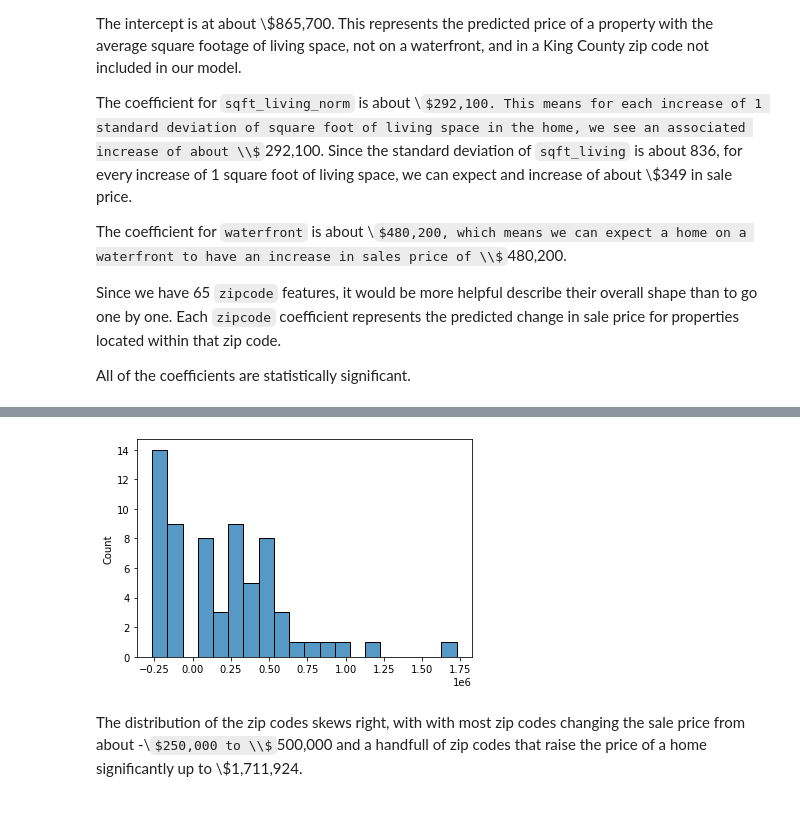
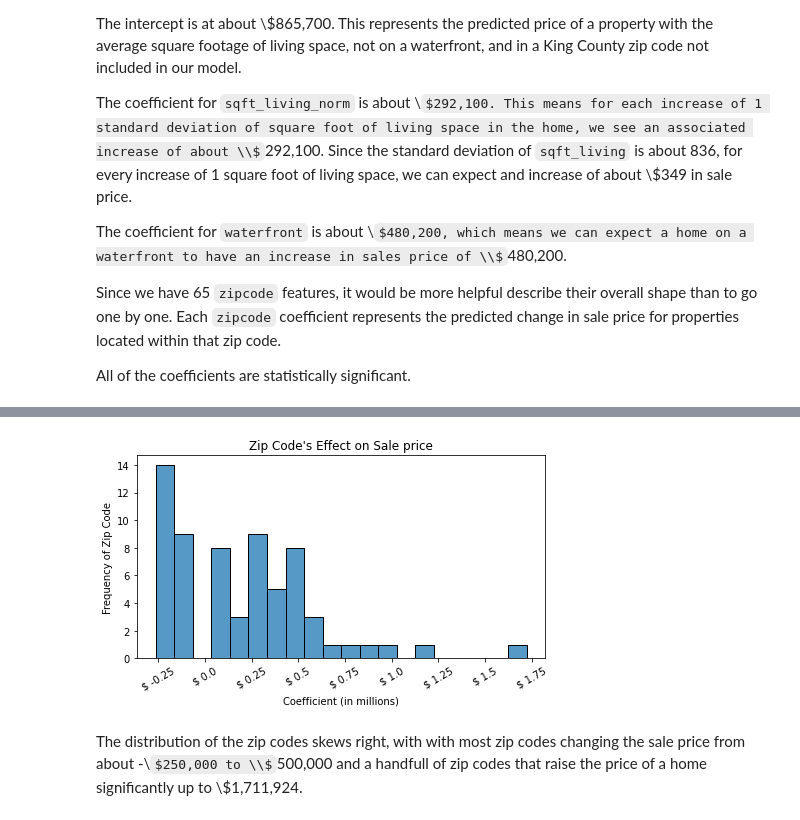
Before and after one commit to rlodetti/Housing_Project, a Jupyter notebook: housing_project.ipynb, the cells around one changed output, grey strips where cells are left out. Drawn from its saved outputs; the diff is of its cells as text; code cells hidden in the pictures; some formulas as TeX source.

```diff
--- a/housing_project.ipynb
+++ b/housing_project.ipynb
@@ -550,7 +535,7 @@ dtype: float64
-# %%
-sns.histplot(zips, bins = 20);
-# %% [output]
-[figure, removed]
+# %%
+dm.zip_coef_viz(df,final_results)
+# %% [output]
+[figure, added]
 # %% [markdown]
 The distribution of the zip codes skews right, with with most zip codes changing the sale price from about -\\$250,000 to \\$500,000 and a handfull of zip codes that raise the price of a home significantly up to \\$1,711,924.
 # %% [markdown]
```
Also changed, not shown: parts of 8 cells of this notebook, 9 other files.
